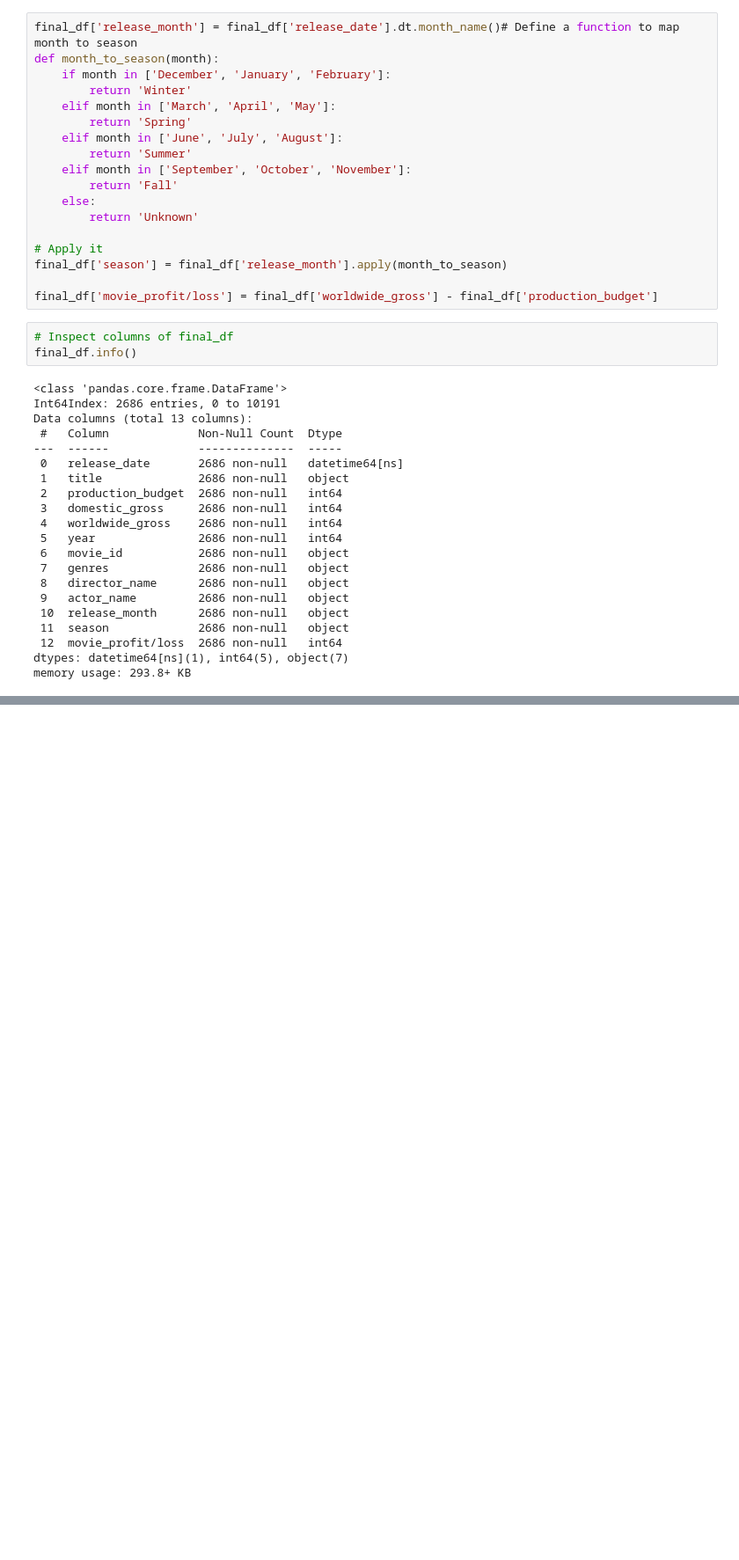
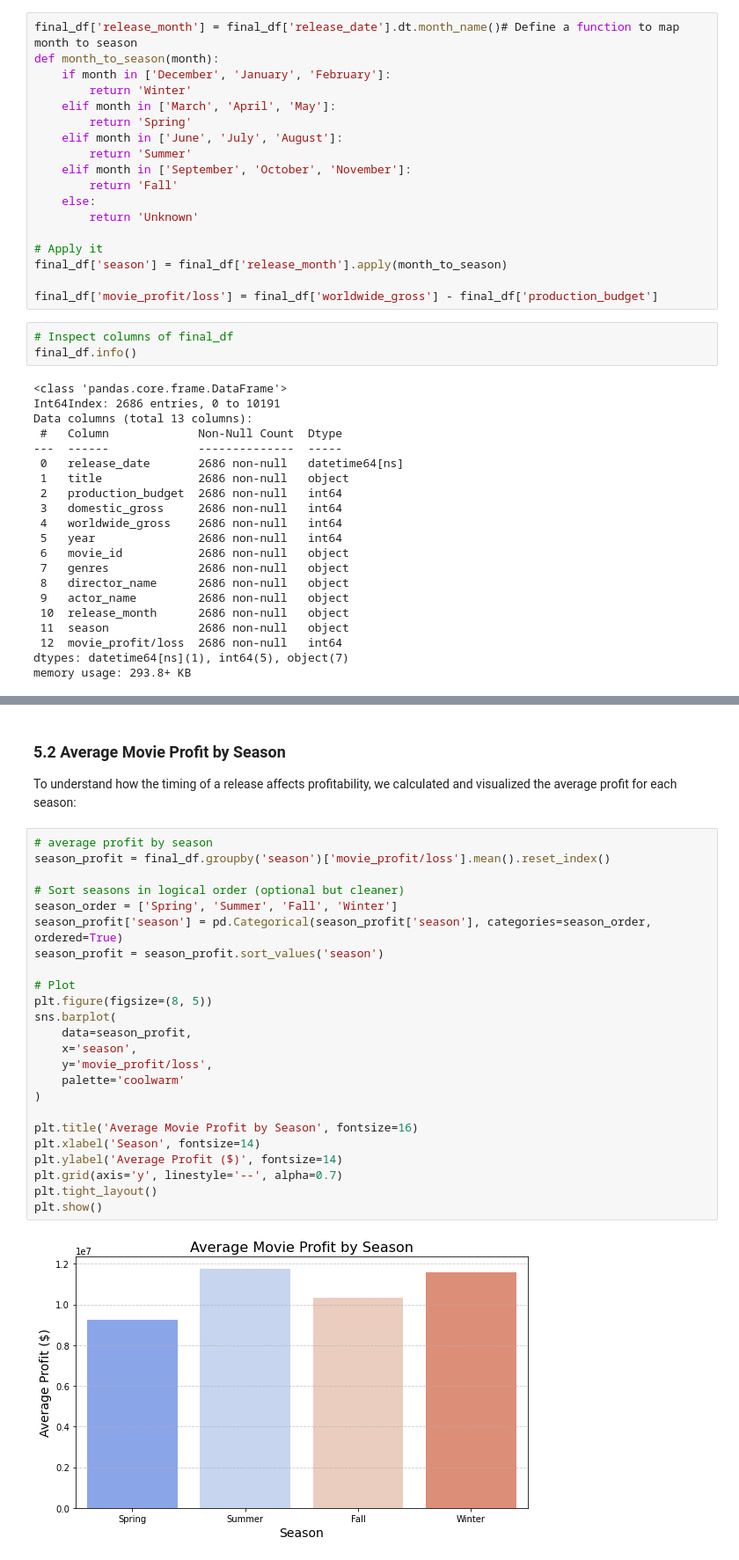
Before and after one commit to mwakad/box-office-movie-insights, a Jupyter notebook: index.ipynb, the cells around one changed output, grey strips where cells are left out. Shown: that part at 88% size. Cells and saved outputs as stored; diff of their text form; blank space fills up the shorter version.

```diff
--- a/index.ipynb
+++ b/index.ipynb
@@ -779,0 +958,29 @@ final_df.head()
+# %% [markdown]
+### 5.2 Average Movie Profit by Season
+To understand how the timing of a release affects profitability, we calculated and visualized the average profit for each season:
+# %%
+# average profit by season
+season_profit = final_df.groupby('season')['movie_profit/loss'].mean().reset_index()
+
+# Sort seasons in logical order (optional but cleaner)
+season_order = ['Spring', 'Summer', 'Fall', 'Winter']
+season_profit['season'] = pd.Categorical(season_profit['season'], categories=season_order, ordered=True)
+season_profit = season_profit.sort_values('season')
+
+# Plot
+plt.figure(figsize=(8, 5))
+sns.barplot(
+    data=season_profit,
+    x='season',
+    y='movie_profit/loss',
+    palette='coolwarm'
+)
+
+plt.title('Average Movie Profit by Season', fontsize=16)
+plt.xlabel('Season', fontsize=14)
+plt.ylabel('Average Profit ($)', fontsize=14)
+plt.grid(axis='y', linestyle='--', alpha=0.7)
+plt.tight_layout()
+plt.show()
+# %% [output]
+[figure, added]
```
Also changed, not shown: parts of 20 cells of this notebook.
